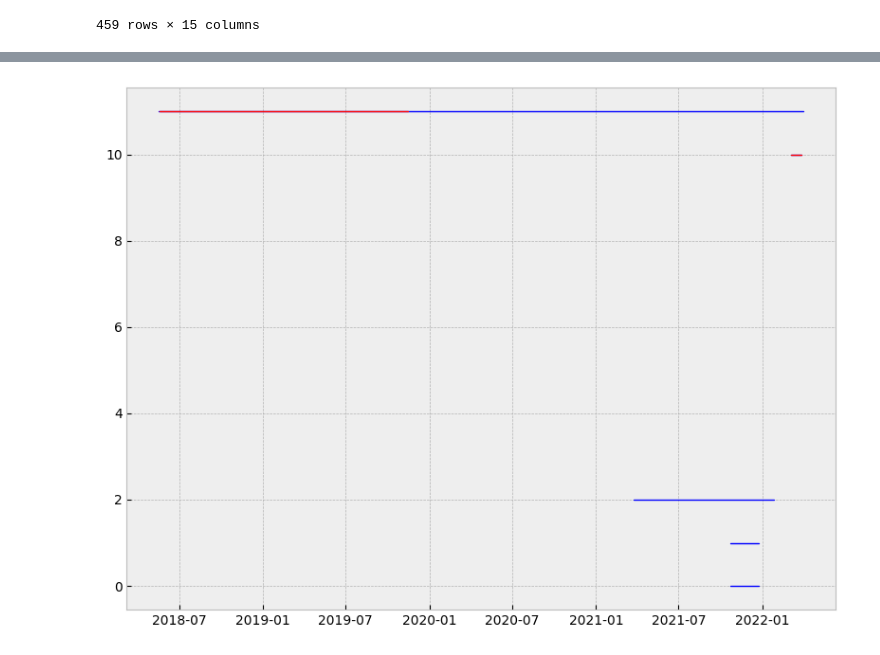
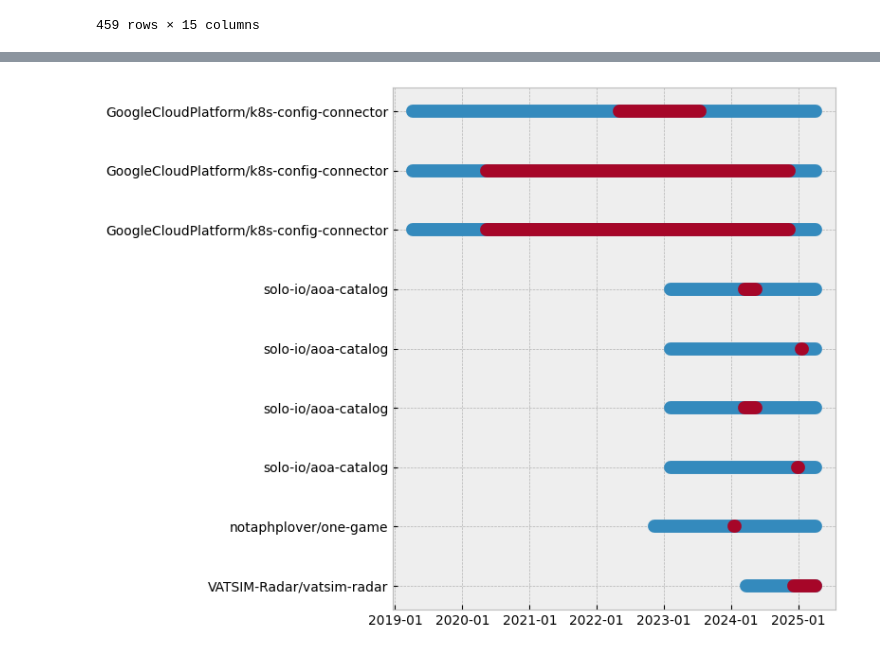
Before and after one commit to xisberto/hpa_usage, a Jupyter notebook: hpa_classify.ipynb, the cells around one changed output, grey strips where cells are left out. Saved outputs shown, nothing was run; the diff lists cells and outputs as text; code cells hidden in the pictures.

Commit message:
Evita plots tamanho zero utiliza cores do tema na timeline

```diff
--- a/hpa_classify.ipynb
+++ b/hpa_classify.ipynb
@@ -927,7 +894,9 @@ timeline_collection(details_dates_v2)
 # %%
 def repo_timeline(i, row):
     file_commits = get_file_commits(row)
+    # TODO a lista de commits pode estar fora de ordem. colocar as datas em uma lista para obter valores maior e menor
     data = {
+        'repo': f"{row['Owner']}/{row['Project']}",
         'created': row['created_at'],
         'last_commit': row['pushed_at'],
         'file_first_commit': file_commits[0]['commit']['author']['date'],
@@ -977,41 +947,52 @@ df_commit_marks_ordered = df_commit_marks.sort_values('last_commit', inplace=Fal
 def repo_timeline_plot(df):
     fig, ax = plt.subplots(figsize=(8,6))
 
     # created = mdates.datestr2num(df['created'])
     # last_commit = mdates.datestr2num(df['last_commit'])
     # file_first = mdates.datestr2num(df['file_first_commit'])
     # file_last = mdates.datestr2num(df['file_last_commit'])
 
+    # obtém as cores do tema utilizado em uma lista
+    colors = plt.rcParams['axes.prop_cycle'].by_key()['color']
+
     for i in range(df.shape[0]):
         x1 = mdates.datestr2num(df.iloc[i]['created'])
         x2 = mdates.datestr2num(df.iloc[i]['last_commit'])
         plt.plot(
             [x1, x2],
             [i, i],
-            linewidth='1',
+            linewidth='10',
             solid_capstyle='round',
-            color='b'
+            color=colors[0]
         )
 
-        x3 = mdates.datestr2num(df.iloc[i]['file_first_commit'])
-        x4 = mdates.datestr2num(df.iloc[i]['file_last_commit'])
+        first_commit = mdates.datestr2num(df.iloc[i]['file_first_commit'])
+        last_commit = mdates.datestr2num(df.iloc[i]['file_last_commit'])
+        x3 = min(first_commit, last_commit)
+        x4 = max(first_commit, last_commit)
+        if x3 == x4:
+            x4 = x4 + 5
+
         plt.plot(
             [x3, x4],
             [i, i],
-            linewidth='1',
+            linewidth='10',
             solid_capstyle='round',
-            color='r'
+            color=colors[1]
         )
 
     ax.xaxis.set_major_formatter(mdates.DateFormatter("%Y-%m"))
     ax.xaxis.set_major_locator(mdates.AutoDateLocator())
 
+    ax.set_yticks(range(0, df.shape[0]))
+    ax.set_yticklabels(df['repo'])
+
     plt.tight_layout()
     plt.show()
 
-repo_timeline_plot(df_commit_marks_ordered.iloc[80:92])
+repo_timeline_plot(df_commit_marks_ordered.iloc[450:])
 # %% [output]
-[figure, old version]
+[figure, new version]
 # %%
 display(df_commit_marks_ordered.iloc[80:92])
 
```
Also changed, not shown: parts of 16 cells of this notebook.
